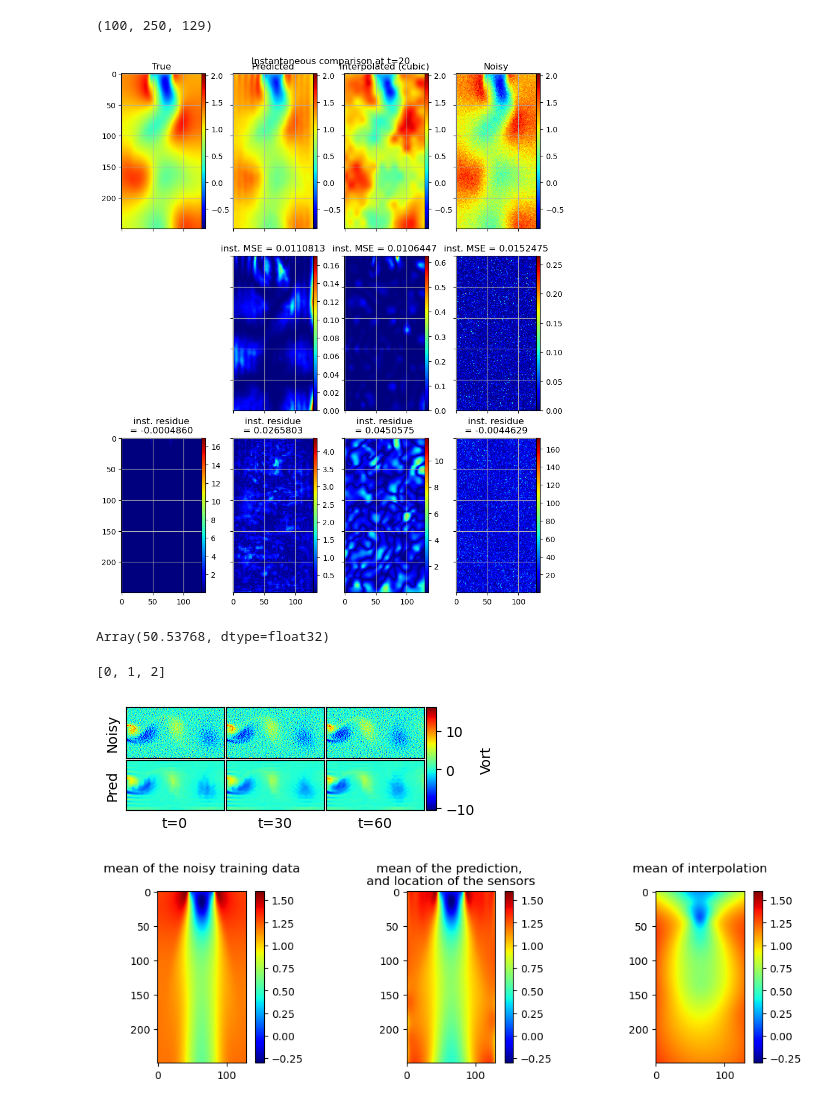
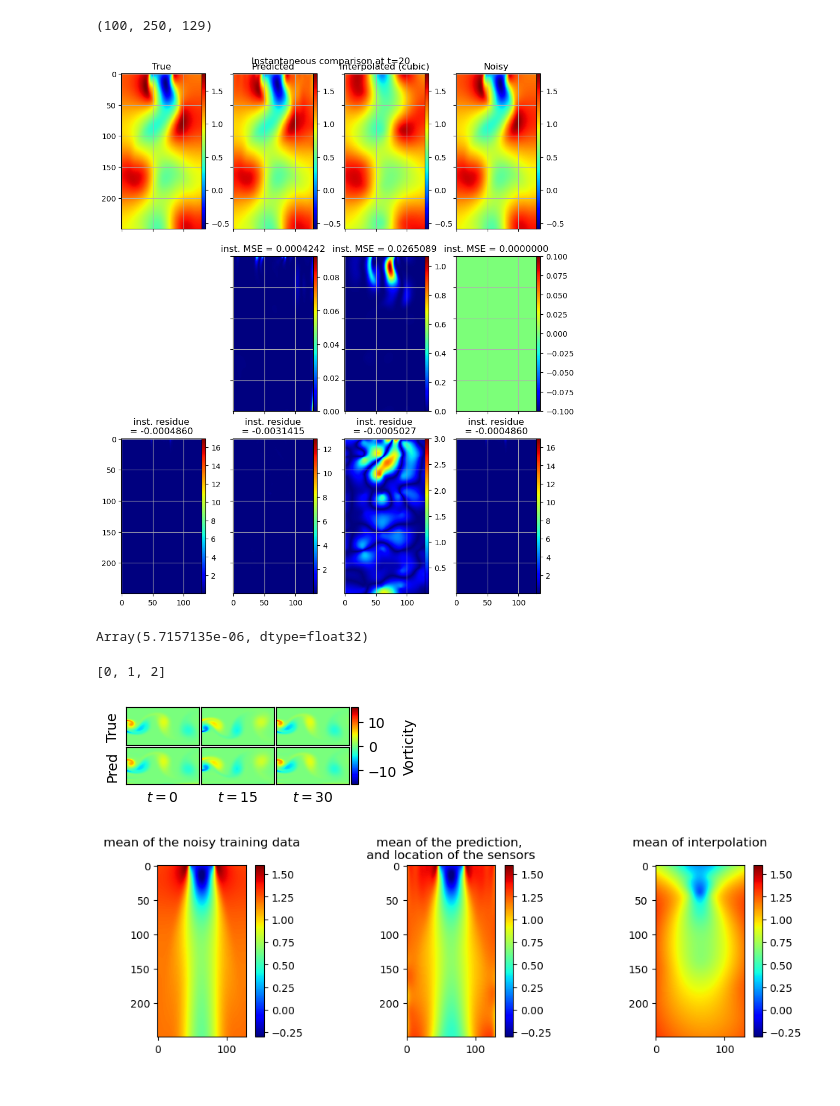
Before and after one commit to MagriLab/FlowReconstructionFromExperiment, a Jupyter notebook: visualisation_notebook/results_physics.ipynb, the cells around one changed output. Cells and saved outputs as stored; diff of their text form; code cells hidden in the pictures.

Commit message:
improved plotting

```diff
--- a/visualisation_notebook/results_physics.ipynb
+++ b/visualisation_notebook/results_physics.ipynb
@@ -35,8 +35,8 @@ plt.style.use('../flowrec/utils/ppt.mplstyle')
 results_dir = Path('../local_results/t2spfcpi3230628162920/restart/') # qr-pod
 
 # results_dir = Path('../local_results/draft/t2gpfcpi3230714182415/') # clean_grid_recosntruction
-# results_dir = Path('../local_results/draft/clean_repeats/grid/grid-59') #
-results_dir = Path('../local_results/draft/snr10_mean3/snr10_mean3-6') #
+results_dir = Path('../local_results/draft/clean_repeats/grid/grid-59') #
+# results_dir = Path('../local_results/draft/snr10_mean3/snr10_mean3-6') #
 
 print('Does directory exist?',results_dir.exists())
 ! ls $results_dir
@@ -501,11 +501,11 @@ for ax in grid:
 
 plt.show()
 # %% [output]
-[figure, old version]
+[figure, new version]
 # %%
 losses.mse(l_d_noisy)
 # %% [output]
-Array(50.53768, dtype=float32)
+Array(5.7157135e-06, dtype=float32)
 # %%
 datainfo.axis_index
 # %% [output]
@@ -541,23 +541,23 @@ vort_train_n = vorticity(u_train_n[...,:-1],datainfo)
 vort_train = vorticity(u_train[...,:-1],datainfo)
 vort_pred = vorticity(pred_train[...,:-1],datainfo)
 # %%
-tstep = 30
-fig = plt.figure(figsize=(4,3))
+tstep = 15
+fig = plt.figure(figsize=(3,2.5))
 grid = ImageGrid(fig,111,(2,3),share_all=True,cbar_location='right',cbar_mode='single')
 vmax = np.max(vort_train[0:3*tstep:tstep,...])
 vmin = np.min(vort_train[0:3*tstep:tstep,...])
 axes = grid.axes_all
 for i in range(3):
     im0 = axes[i].imshow(vort_train_n[i*tstep,...].T,vmax=vmax,vmin=vmin)
     im1 = axes[i+3].imshow(vort_pred[i*tstep,...].T,vmax=vmax,vmin=vmin)
-    axes[i+3].set(xlabel=f't={tstep*i}',xticks=[])
-    cbar = grid.cbar_axes[i].colorbar(im0,label='Vort')
-axes[0].set(yticks=[],ylabel='Noisy')
+    axes[i+3].set(xlabel=f'$t={tstep*i}$',xticks=[])
+    cbar = grid.cbar_axes[i].colorbar(im0,label='Vorticity')
+axes[0].set(yticks=[],ylabel='True')
 axes[3].set(yticks=[],ylabel='Pred')
 
 plt.show()
 # %% [output]
-[figure, old version]
+[figure, new version]
 # %%
 fig,axes = plt.subplots(1,3,figsize=(10,3))
 axes[0].set_title('mean of the noisy training data\n')
```
Also changed, not shown: parts of 5 cells of this notebook.
